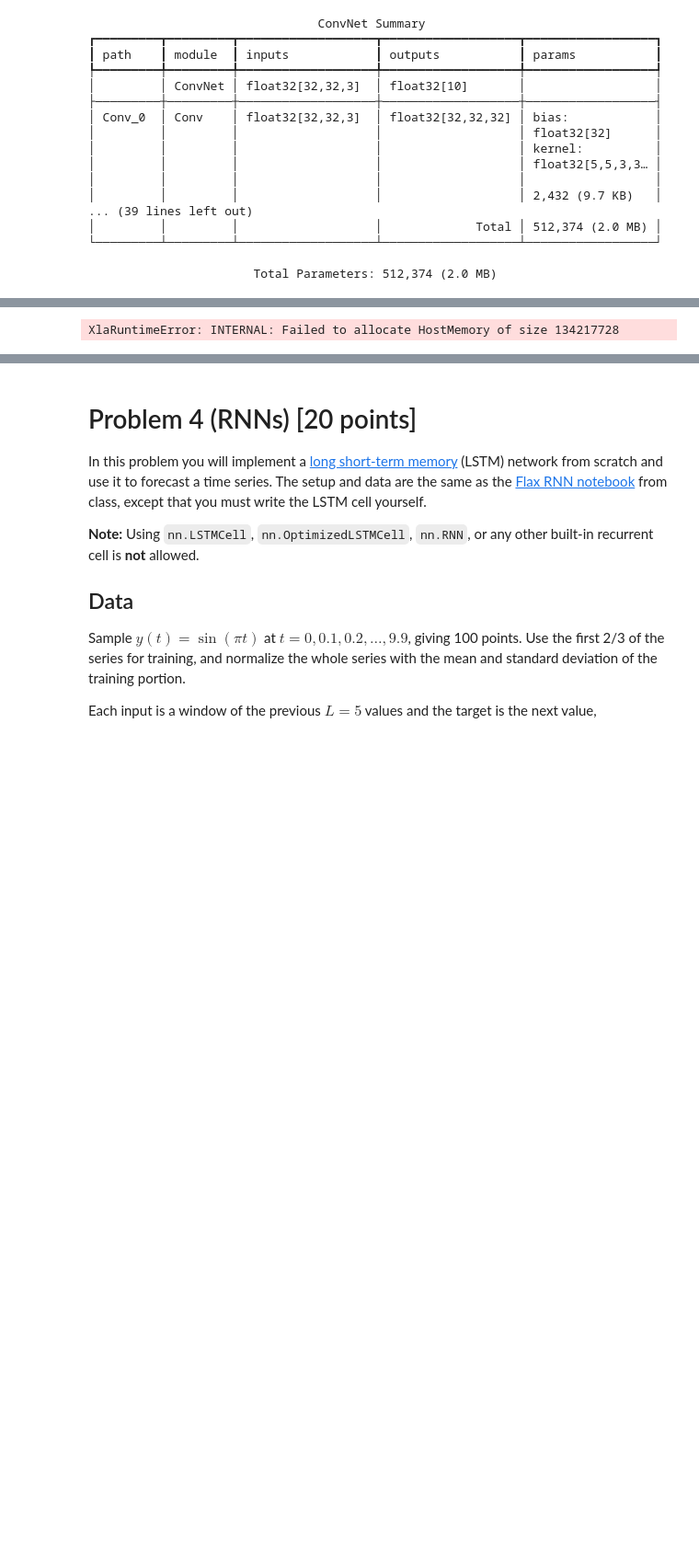
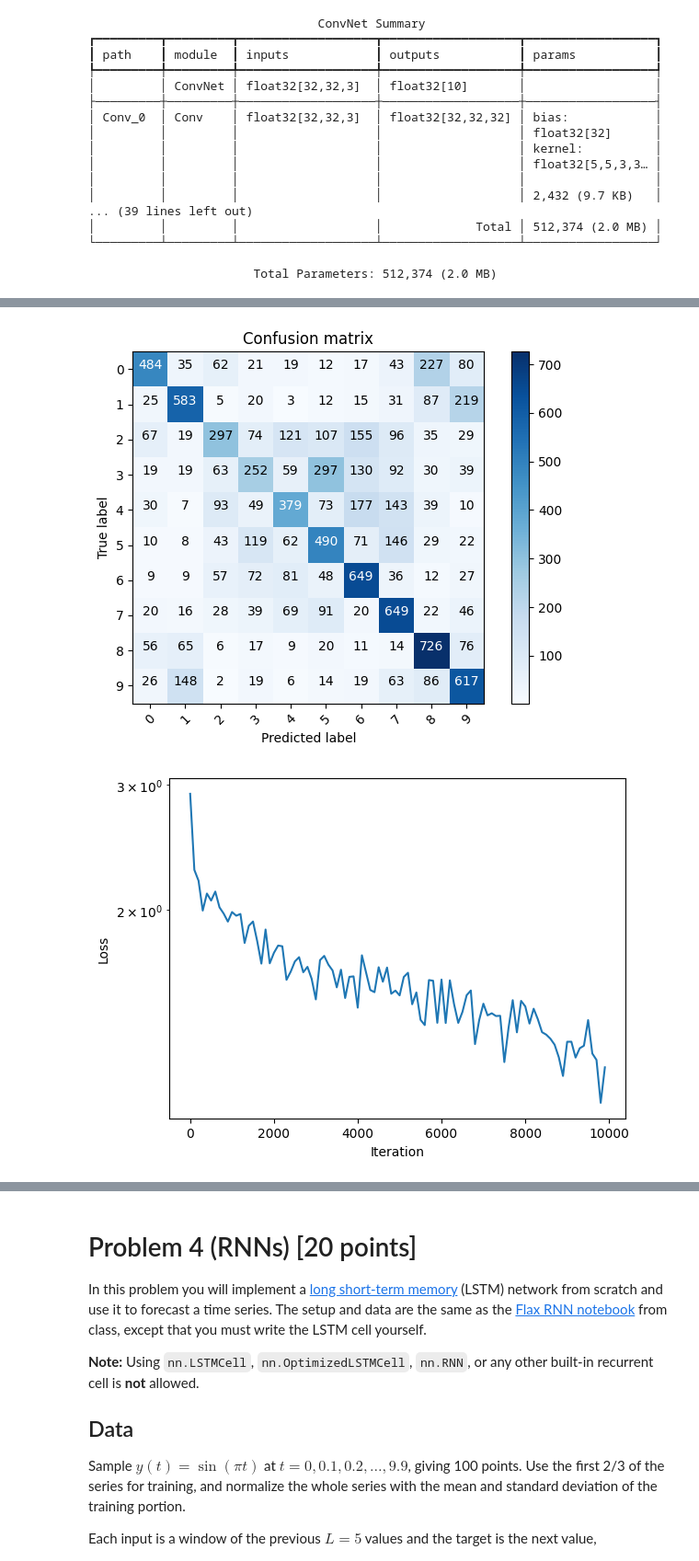
Before and after one commit to cnagata2002/ENM5310, a Jupyter notebook: HW/HW2/coding_assignment2.ipynb, the cells around one changed output, grey strips where cells are left out. Shown at 92% size. Cells and saved outputs as stored; diff of their text form; code cells hidden in the pictures; blank space fills up the shorter version.

```diff
--- a/HW/HW2/coding_assignment2.ipynb
+++ b/HW/HW2/coding_assignment2.ipynb
@@ -1001,6 +1098,24 @@ class ViTclassifier:
                 self.loss_log.append(loss)
                 pbar.set_postfix({'loss': loss})
 # %%
+pre_arch = VisionTransformer(
+    patch_size = 4,
+    num_classes = 10,
+    num_heads = 4,
+    hidden_dim = 64,
+    mlp_ratio = 2,
+    encoder_depth = 20,
+    layer_norm = "Pre")
+
+post_arch = VisionTransformer(
+    patch_size = 4,
+    num_classes = 10,
+    num_heads = 4,
+    hidden_dim = 64,
+    mlp_ratio = 2,
+    encoder_depth = 20,
+    layer_norm = "Post")
+
 arch = VisionTransformer(
     patch_size = 4,
     num_classes = 10,
@@ -1010,6 +1125,8 @@ arch = VisionTransformer(
     encoder_depth = 20,
     layer_norm = None)
 
+pre_model = ViTclassifier(pre_arch)
+post_model = ViTclassifier(post_arch)
 model = ViTclassifier(arch)
 # %% [output]
                            VisionTransformer Summary
@@ -1045,6 +1162,22 @@ train_dataset = DataGenerator(train_images, one_hot_labels, batch_size=128)
 data = iter(train_dataset)
 batch = next(data)
 # %%
-model.train(train_dataset, nIter=1000)
+pre_model.train(train_dataset, nIter=1000)
-# %% [output]
-XlaRuntimeError: INTERNAL: Failed to allocate HostMemory of size 134217728
+# %%
+outputs = pre_model.apply(pre_model.params, test_images)
+pred_labels = jnp.argmax(nn.softmax(outputs),1)
+# print(test_labels)
+# print(pred_labels)
+M = confusion_matrix(test_labels, pred_labels)
+plt.figure()
+plot_confusion_matrix(M, classes=np.arange(10), normalize=False)
+
+plt.figure()
+plt.plot(jnp.arange(len(pre_model.loss_log)) * 100,jnp.array(pre_model.loss_log))
+plt.yscale('log')
+plt.xlabel('Iteration')
+plt.ylabel('Loss')
+plt.show()
+# %% [output]
+[figure, added]
+[figure, added]
```
Also changed, not shown: parts of 50 cells of this notebook, 1 other file.
